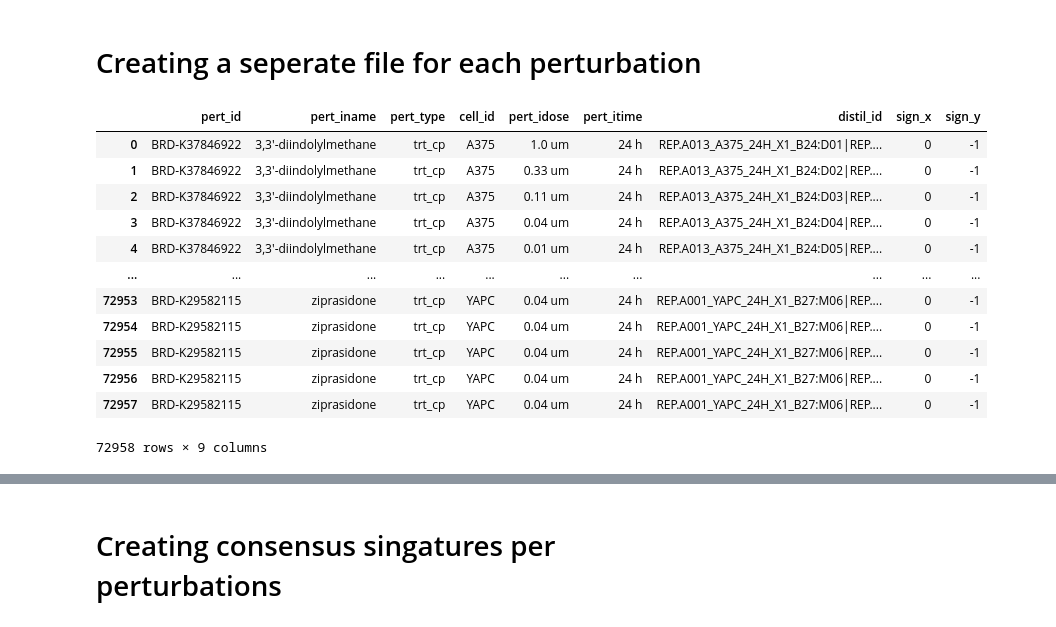
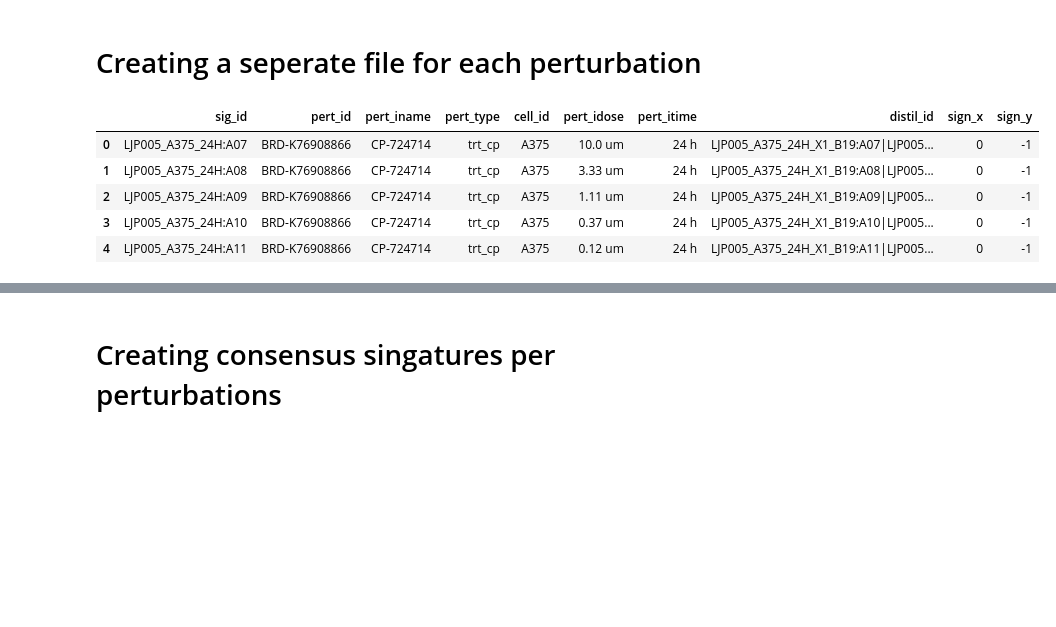
Before and after one commit to Vargeszti/Thesis, a Jupyter notebook: code/lincs_data.ipynb, the cells around one changed output, grey strips where cells are left out. Drawn from its saved outputs; the diff is of its cells as text; code cells hidden in the pictures; blank space fills up the shorter version.

```diff
--- a/code/lincs_data.ipynb
+++ b/code/lincs_data.ipynb
@@ -281,25 +281,21 @@ fil1=np.in1d(gse92742['pert_iname'],results['pert_iname'])
 gse92742_drugs=gse92742[fil1]
 fil2=np.in1d(gse70138['pert_iname'],results['pert_iname'])
 gse70138_drugs=gse70138[fil2]
+# %%
+probe70138=gse70138_drugs.reset_index()
+probe92742=gse92742_drugs.reset_index()
 # %%
-gse70138_drug = pd.merge(gse70138_drugs,results[['pert_iname','sign']],on='pert_iname', how='left')
-gse92742_drug = pd.merge(gse92742_drugs,results[['pert_iname','sign']],on='pert_iname', how='left')
+gse70138_drug = pd.merge(probe70138,results[['pert_iname','sign']],on='pert_iname', how='left')
+gse92742_drug = pd.merge(probe92742,results[['pert_iname','sign']],on='pert_iname', how='left')
 # %%
-gse70138_drug
+gse70138_drug.head()
 # %% [output]
-|  | pert_id | pert_iname | pert_type | cell_id | pert_idose | pert_itime | distil_id | sign_x | sign_y |
-| 0 | BRD-K37846922 | 3,3'-diindolylmethane | trt_cp | A375 | 1.0 um | 24 h | REP.A013_A375_24H_X1_B24:D01|REP.... | 0 | -1 |
-| 1 | BRD-K37846922 | 3,3'-diindolylmethane | trt_cp | A375 | 0.33 um | 24 h | REP.A013_A375_24H_X1_B24:D02|REP.... | 0 | -1 |
-| 2 | BRD-K37846922 | 3,3'-diindolylmethane | trt_cp | A375 | 0.11 um | 24 h | REP.A013_A375_24H_X1_B24:D03|REP.... | 0 | -1 |
-| 3 | BRD-K37846922 | 3,3'-diindolylmethane | trt_cp | A375 | 0.04 um | 24 h | REP.A013_A375_24H_X1_B24:D04|REP.... | 0 | -1 |
-| 4 | BRD-K37846922 | 3,3'-diindolylmethane | trt_cp | A375 | 0.01 um | 24 h | REP.A013_A375_24H_X1_B24:D05|REP.... | 0 | -1 |
-| ... | ... | ... | ... | ... | ... | ... | ... | ... | ... |
-| 72953 | BRD-K29582115 | ziprasidone | trt_cp | YAPC | 0.04 um | 24 h | REP.A001_YAPC_24H_X1_B27:M06|REP.... | 0 | -1 |
-| 72954 | BRD-K29582115 | ziprasidone | trt_cp | YAPC | 0.04 um | 24 h | REP.A001_YAPC_24H_X1_B27:M06|REP.... | 0 | -1 |
-| 72955 | BRD-K29582115 | ziprasidone | trt_cp | YAPC | 0.04 um | 24 h | REP.A001_YAPC_24H_X1_B27:M06|REP.... | 0 | -1 |
-| 72956 | BRD-K29582115 | ziprasidone | trt_cp | YAPC | 0.04 um | 24 h | REP.A001_YAPC_24H_X1_B27:M06|REP.... | 0 | -1 |
-| 72957 | BRD-K29582115 | ziprasidone | trt_cp | YAPC | 0.04 um | 24 h | REP.A001_YAPC_24H_X1_B27:M06|REP.... | 0 | -1 |
+|  | sig_id | pert_id | pert_iname | pert_type | cell_id | pert_idose | pert_itime | distil_id | sign_x | sign_y |
+| 0 | LJP005_A375_24H:A07 | BRD-K76908866 | CP-724714 | trt_cp | A375 | 10.0 um | 24 h | LJP005_A375_24H_X1_B19:A07|LJP005... | 0 | -1 |
+| 1 | LJP005_A375_24H:A08 | BRD-K76908866 | CP-724714 | trt_cp | A375 | 3.33 um | 24 h | LJP005_A375_24H_X1_B19:A08|LJP005... | 0 | -1 |
+| 2 | LJP005_A375_24H:A09 | BRD-K76908866 | CP-724714 | trt_cp | A375 | 1.11 um | 24 h | LJP005_A375_24H_X1_B19:A09|LJP005... | 0 | -1 |
+| 3 | LJP005_A375_24H:A10 | BRD-K76908866 | CP-724714 | trt_cp | A375 | 0.37 um | 24 h | LJP005_A375_24H_X1_B19:A10|LJP005... | 0 | -1 |
+| 4 | LJP005_A375_24H:A11 | BRD-K76908866 | CP-724714 | trt_cp | A375 | 0.12 um | 24 h | LJP005_A375_24H_X1_B19:A11|LJP005... | 0 | -1 |
-72958 rows × 9 columns
 # %%
 gse70138_drug=gse70138_drug.drop(columns='sign_x')
 gse92742_drug=gse92742_drug.drop(columns='sign_x')
```
Also changed, not shown: parts of 7 cells of this notebook.
